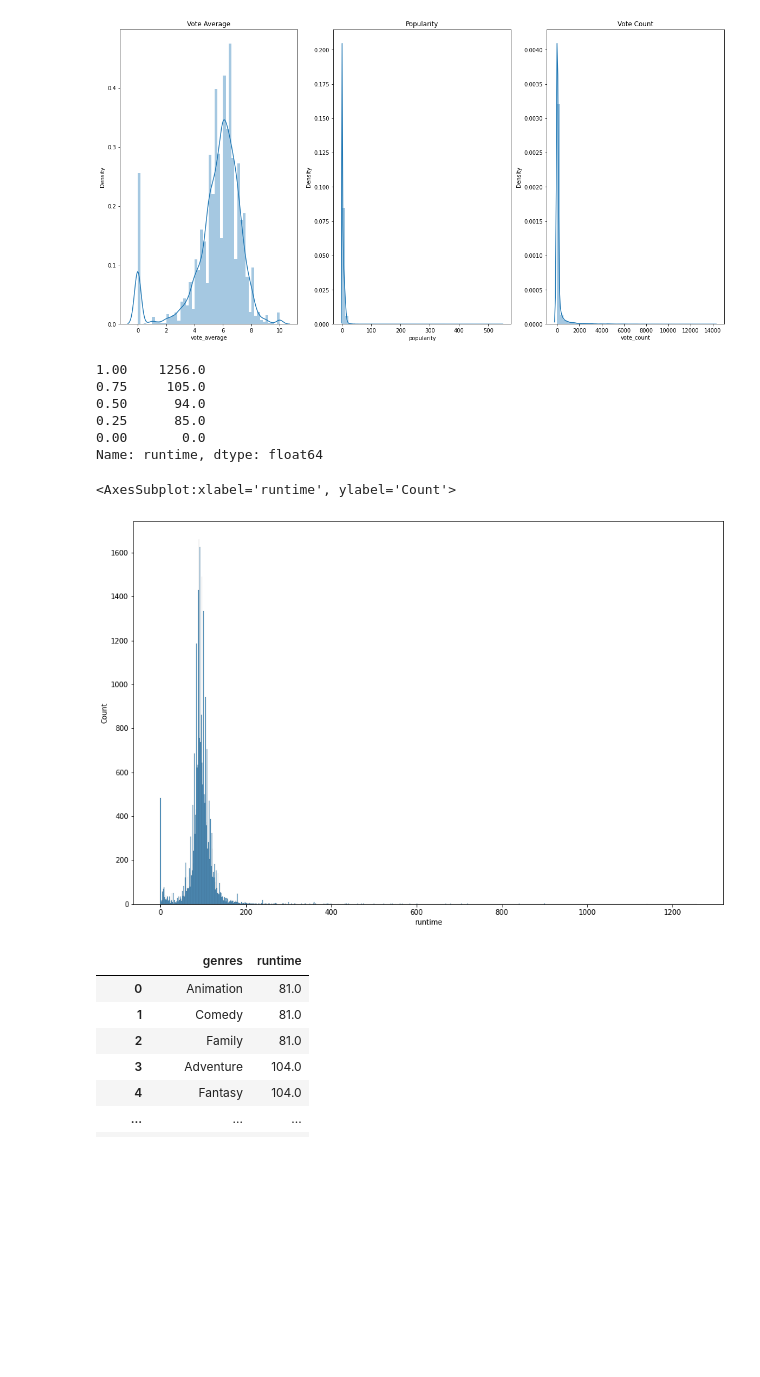
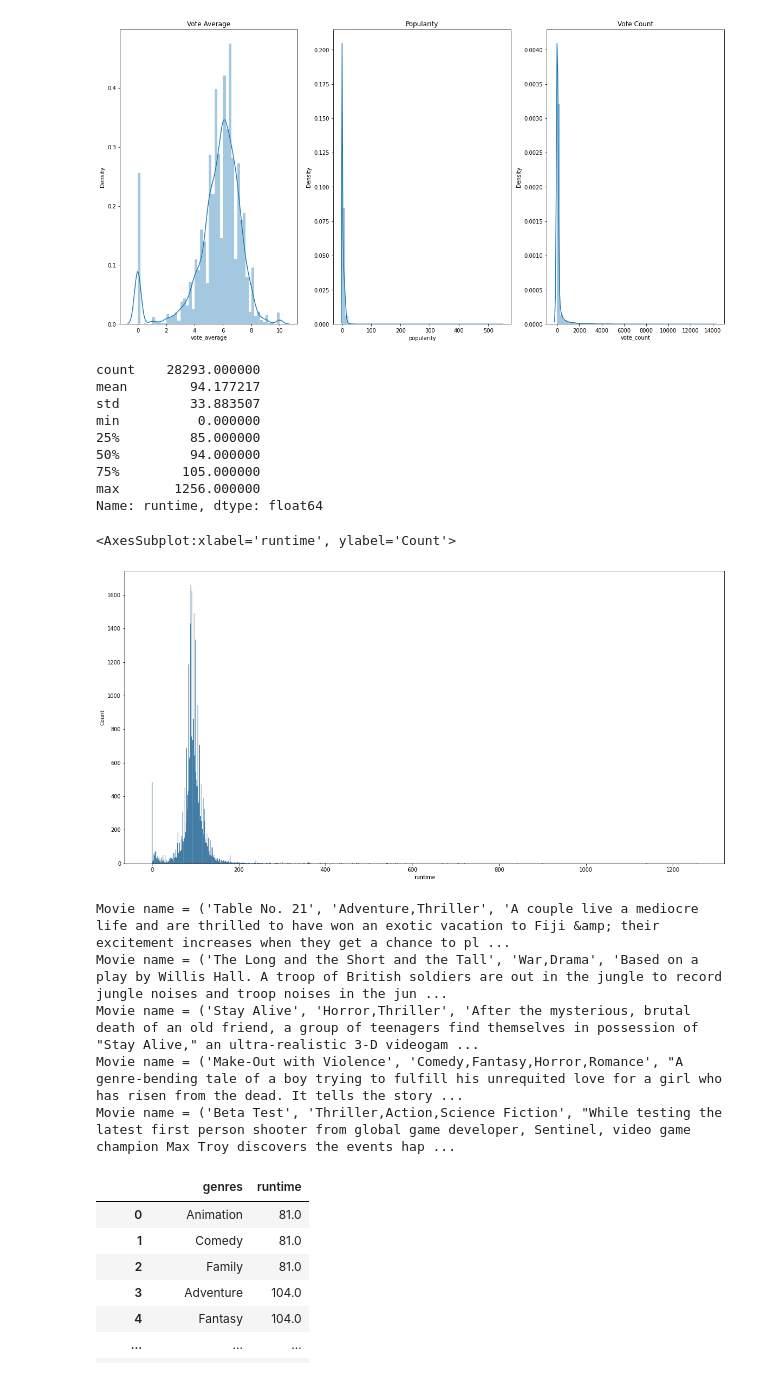
Before and after one commit to salenewOrld/netflix-movies-suggestion, a Jupyter notebook: Final/main.ipynb, the cells around one changed output. Saved outputs shown, nothing was run; the diff lists cells and outputs as text; code cells hidden in the pictures; blank space fills up the shorter version.

```diff
--- a/Final/main.ipynb
+++ b/Final/main.ipynb
@@ -65,2 +60,0 @@ movies.duplicated().sum()
-# %%
-movies.drop_duplicates(inplace=True)
@@ -553,20 +527,28 @@ plt.show()
 [figure]
 # %%
 #duration
-df_eda['runtime'].quantile([1.,.75,.5,.25])
+df_eda['runtime'].describe()
 # %% [output]
-1.00    1256.0
-0.75     105.0
-0.50      94.0
-0.25      85.0
-0.00       0.0
+count    28293.000000
+mean        94.177217
+std         33.883507
+min          0.000000
+25%         85.000000
+50%         94.000000
+75%        105.000000
+max       1256.000000
 Name: runtime, dtype: float64
 # %%
-plt.figure(figsize=(15,10))
+plt.figure(figsize=(20,10))
 sns.histplot(df_eda['runtime'])
 # %% [output]
 <AxesSubplot:xlabel='runtime', ylabel='Count'>
-[figure, old version]
+[figure, new version]
+Movie name = ('Table No. 21', 'Adventure,Thriller', 'A couple live a mediocre life and are thrilled to have won an exotic vacation to Fiji &amp; their excitement increases when they get a chance to pl ...
+Movie name = ('The Long and the Short and the Tall', 'War,Drama', 'Based on a play by Willis Hall. A troop of British soldiers are out in the jungle to record jungle noises and troop noises in the jun ...
+Movie name = ('Stay Alive', 'Horror,Thriller', 'After the mysterious, brutal death of an old friend, a group of teenagers find themselves in possession of "Stay Alive," an ultra-realistic 3-D videogam ...
+Movie name = ('Make-Out with Violence', 'Comedy,Fantasy,Horror,Romance', "A genre-bending tale of a boy trying to fulfill his unrequited love for a girl who has risen from the dead. It tells the story ...
+Movie name = ('Beta Test', 'Thriller,Action,Science Fiction', "While testing the latest first person shooter from global game developer, Sentinel, video game champion Max Troy discovers the events hap ...
 # %%
 listGenre = []
 listRuntime = []
```
Also changed, not shown: parts of 11 cells of this notebook.
